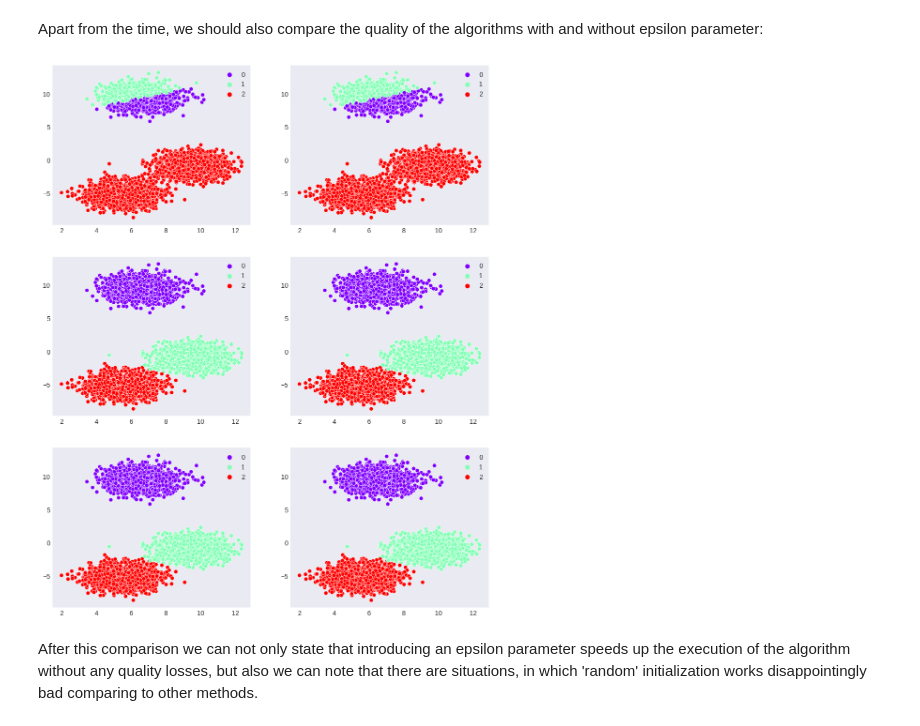
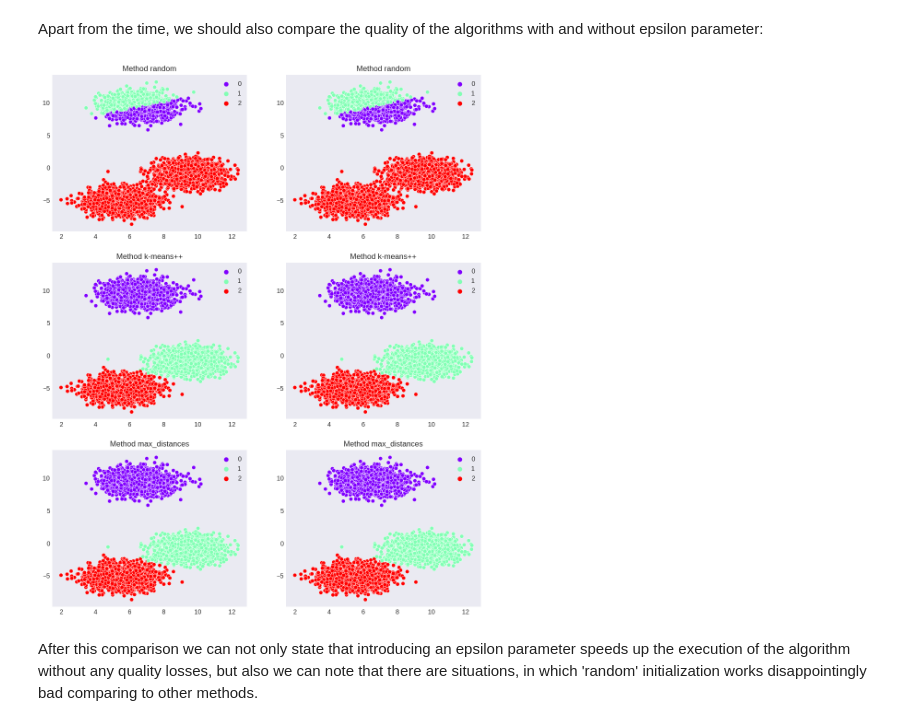
Before and after one commit to VFYAS/KMeans-implementation, a Jupyter notebook: kmeans implementation and report.ipynb, the cells around one changed output. Cells and saved outputs as stored; diff of their text form; code cells hidden in the pictures.

```diff
--- a/kmeans implementation and report.ipynb
+++ b/kmeans implementation and report.ipynb
@@ -15,7 +15,6 @@ class MyKMeans:
     labels_: np.ndarray
     cluster_centers_: np.ndarray
     distances_: np.ndarray
-    fit_data_: np.ndarray
     n_iters_: int = 0
 
     def __init__(self, random_state: int = 0, n_clusters: int = 3, heuristic: str = 'k-means++', max_iter: int = 300,
@@ -35,6 +34,8 @@ class MyKMeans:
 
         if isinstance(eps, float) or isinstance(eps, int):
             assert eps >= 0, "Parameter 'eps' should be non-negative"
+            if eps == 0.:
+                eps = -1
             self.eps_ = float(eps)
         else:
             raise ValueError("Parameter 'eps' should be a number")
@@ -42,9 +43,8 @@ class MyKMeans:
         self.__dist_from_prev = abs(self.eps_) * (self.n_clusters + 1) + 1
         self.verbose = verbose
 
-    def fit(self, data):
+    def fit(self, data) -> object:
         n_samples = data.shape[0]
-        self.fit_data_ = data
         np.random.seed(self.random_state)
         self.cluster_centers_ = np.zeros(shape=(self.n_clusters, data.shape[1]))
         self.labels_ = np.empty(n_samples, dtype='int32')
@@ -61,15 +61,8 @@ class MyKMeans:
                     # assigning every sample the minimum distance from existing centers
                     distances[idx] = np.amin(np.linalg.norm(x - self.cluster_centers_[:cluster], axis=1))
                 rnd = np.random.random() * sum(distances)
-                cum_sum = 0
-                center = data[0, :]
-                for idx, x in enumerate(data):
-                    # searching for the sample, which probability
-                    # is proportional to its distance
-                    center = x
-                    cum_sum += distances[idx]
-                    if cum_sum >= rnd:
-                        break
+                cum_sum = np.cumsum(distances)
+                center = data[np.argmax(cum_sum >= rnd), :]
                 self.cluster_centers_[cluster] = center
         else:
             # finding samples that are as far as they could be from previous centers
@@ -80,7 +73,7 @@ class MyKMeans:
                     distances += np.linalg.norm(data - self.cluster_centers_[cluster], axis=1)
                     self.cluster_centers_[idx] = data[distances.argmax(), :]
         while (self.n_iters_ < self.max_iter) and \
-                (self.__dist_from_prev / self.n_clusters > self.eps_):
+                (self.__dist_from_prev / self.n_clusters >= self.eps_):
             self.__dist_from_prev = 0
             # assigning samples with labels
             for idx, x in enumerate(data):
@@ -101,9 +94,7 @@ class MyKMeans:
         gc.collect()
         return self
 
-    def predict(self, data):
-        if self.fit_data_ is data:
-            return self.labels_
+    def predict(self, data) -> np.ndarray:
         assert len(self.cluster_centers_[0]) == data.shape[1]
         self.labels_ = np.ndarray(data.shape[0])
         for idx, x in enumerate(data):
@@ -111,11 +102,11 @@ class MyKMeans:
         gc.collect()
         return self.labels_
 
-    def fit_predict(self, data):
+    def fit_predict(self, data) -> np.ndarray:
         self.fit(data)
         return self.labels_
 
-    def get_params(self):
+    def get_params(self) -> dict:
         return {
             'random_state': self.random_state,
             'n_clusters': self.n_clusters,
@@ -150,7 +150,7 @@ On the graphics below the result of the comparison is presented. Different clust
 fig, ax = plt.subplots(nrows=3, ncols=2, figsize=(15, 18))
 for row, sample_seed in enumerate([0, 5, 12]):
     X, y = make_blobs(n_samples=200, n_features=2, centers=3, random_state=sample_seed)
-    a = MyKMeans(n_clusters=3, random_state=0, heuristic='k-means++', eps=0.1).fit(X)
+    a = MyKMeans(n_clusters=3, random_state=0, heuristic='k-means++', eps=0.01).fit(X)
     b = KMeans(n_clusters=3, random_state=0, init='k-means++').fit(X)
     for column, implementation in enumerate([(a, "My implementation"), (b, "sklearn implementation")]):
         sns.scatterplot(x=X[:, 0], y=X[:, 1], hue=implementation[0].predict(X), palette='gnuplot2',
@@ -249,12 +286,13 @@ Apart from the time, we should also compare the quality of the algorithms with a
 # %%
 fig, ax = plt.subplots(nrows=3, ncols=2, figsize=(12, 15))
 X, y = make_blobs(5000, 2, random_state=13, centers=3)
 for row, heuristic in enumerate(['random', 'k-means++', 'max_distances']):
-    for col, epsilon in enumerate([0.01, None]):
+    for col, epsilon in enumerate([0.01, 0]):
         a = MyKMeans(heuristic=heuristic, n_clusters=3, eps=epsilon).fit(X)
         sns.scatterplot(x=X[:, 0], y=X[:, 1], hue=a.predict(X), palette='rainbow', ax=ax[row, col])
+        ax[row, col].set_title(f"Method {heuristic}")
 plt.show()
 # %% [output]
-[figure, old version]
+[figure, new version]
 # %% [markdown]
 After this comparison we can not only state that introducing an epsilon parameter speeds up the execution of the algorithm without any quality losses, but also we can note that there are situations, in which 'random' initialization works disappointingly bad comparing to other methods.
```
Also changed, not shown: parts of 16 cells of this notebook.
